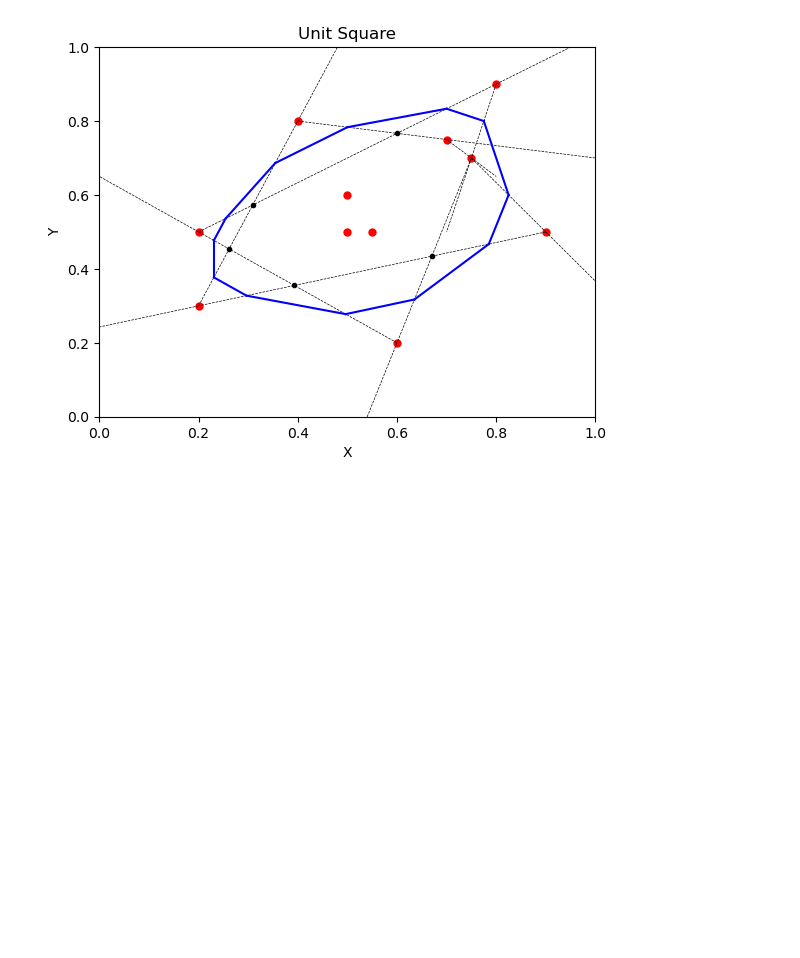
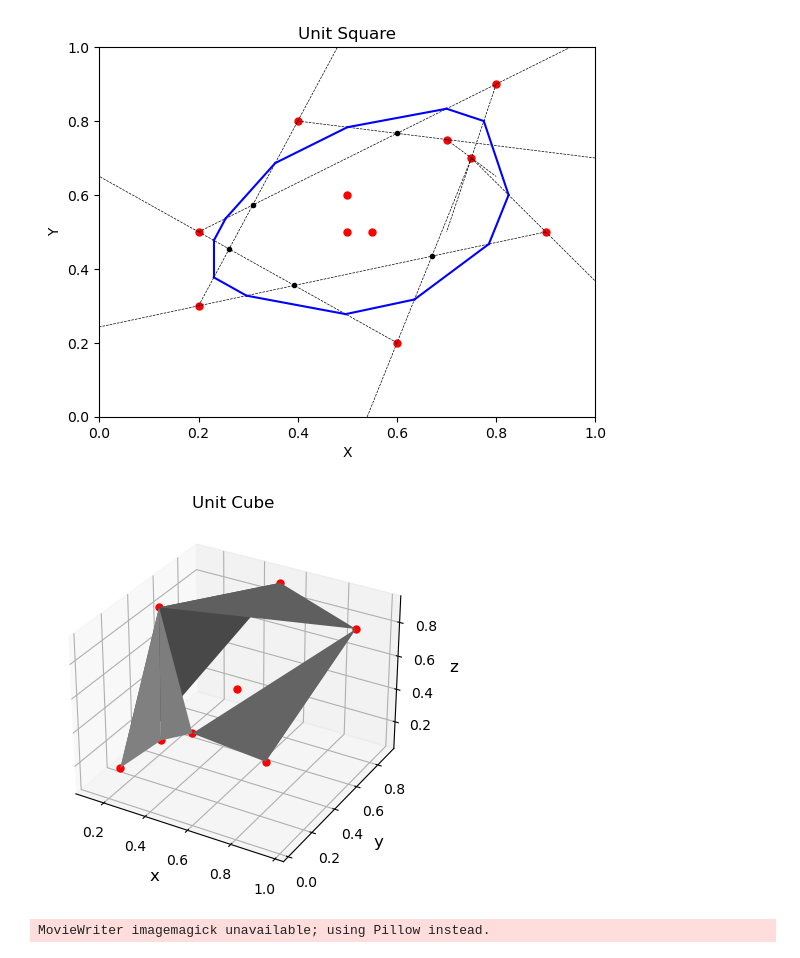
Before and after one commit to kmccoy3/3D-DataReduction-DataVis, a Jupyter notebook: sandbox.ipynb, the cells around one changed output. Saved outputs shown, nothing was run; the diff lists cells and outputs as text; code cells hidden in the pictures; blank space fills up the shorter version.

```diff
--- a/sandbox.ipynb
+++ b/sandbox.ipynb
@@ -269,0 +419,54 @@ plt.savefig('SE.png', dpi=300)
+# %%
+fig = plt.figure()
+ax = plt.axes(projection ='3d')
+
+rand.seed(3)
+num_points = 11
+points_list = []
+for i in range(num_points):
+    points_list.append(point(rs(), rs(), rs()))
+    points_list[i].plot_point(ax, col='r')
+
+
+
+
+planes_list = []
+
+
+for i, j, k in combinations(range(num_points), 3):
+
+
+    test_plane = plane(points_list[i], points_list[j], points_list[k])
+
+    other_points = [x for x in points_list if x!=points_list[i] and x!=points_list[j] and x!=points_list[k]]
+
+    bools = test_plane.isLeft(other_points)
+
+    if sum(bools) == 0:
+
+        planes_list.append(test_plane)
+        test_plane.plot_plane(ax)
+
+
+
+
+# test = plane(points_list[0], points_list[1], points_list[2])
+
+# test.plot_plane(ax)
+# test.plot_normal(ax)
+
+
+# points_list[7].plot_point(ax, col='g')
+# points_list[9].plot_point(ax, col='g')
+
+# test.isLeft(points_list[8])
+# %% [output]
+[figure, added]
+# %%
+rotate =  lambda angle: ax.view_init(azim=angle)
+
+rot_animation = animation.FuncAnimation(fig, rotate, frames=np.arange(0,362,2),interval=100)
+
+rot_animation.save('rotation.gif', dpi=80, writer='imagemagick')
+# %% [output]
+MovieWriter imagemagick unavailable; using Pillow instead.
```
Also changed, not shown: parts of 2 cells of this notebook, 3 other files.
